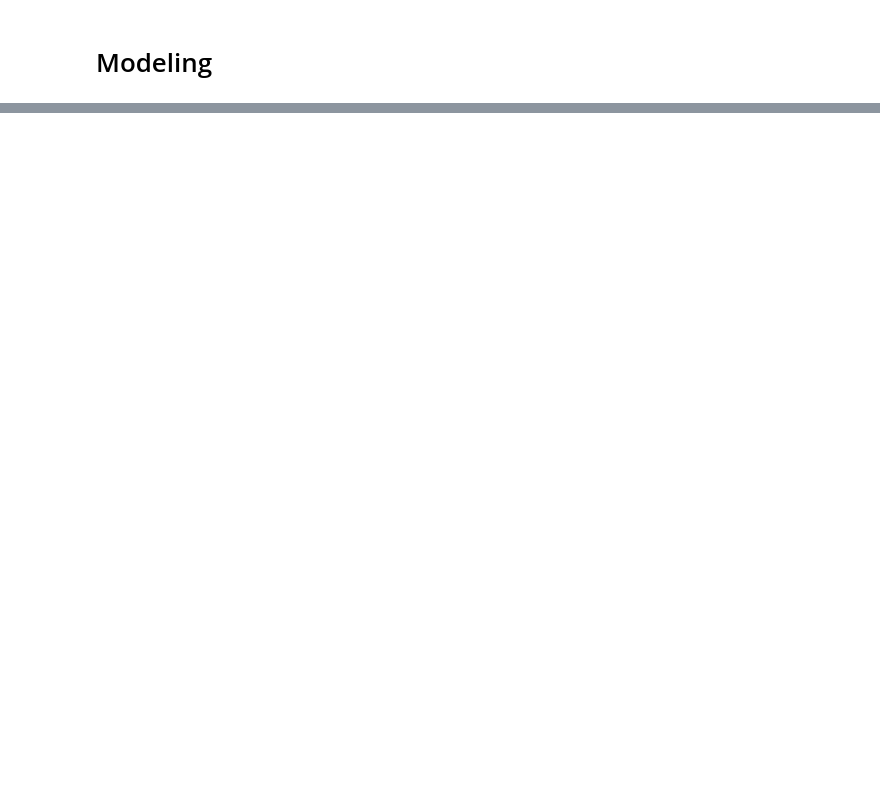
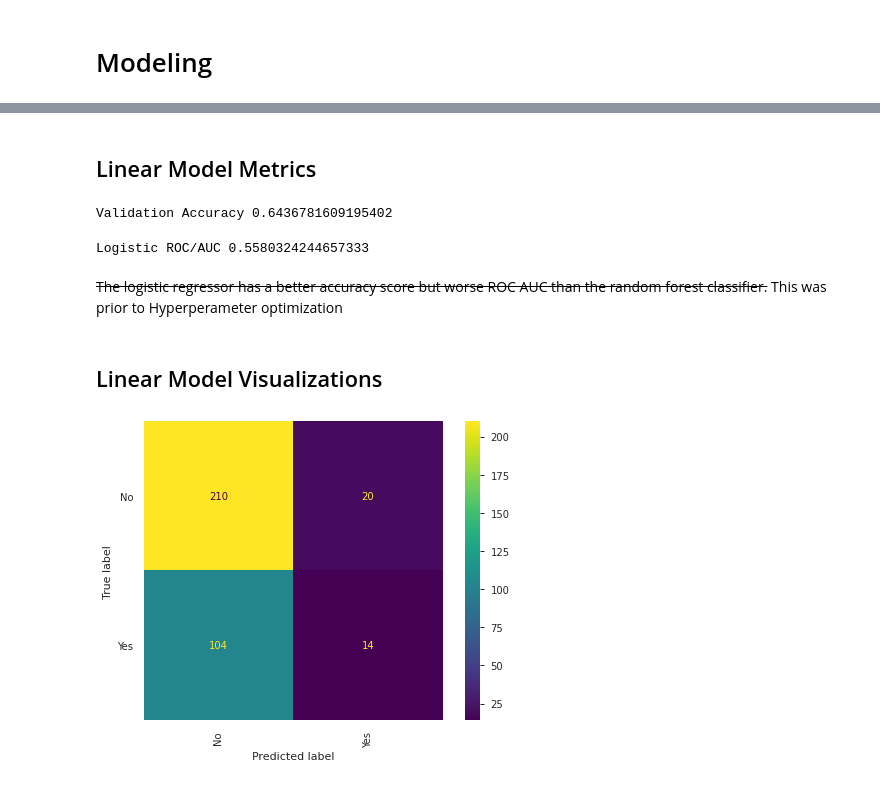
Before and after one commit to tyleretheridge/Greek-Life-Modeling-Project, a Jupyter notebook: Greek_Life_Modeling.ipynb, the cells around one changed output, grey strips where cells are left out. Saved outputs shown, nothing was run; the diff lists cells and outputs as text; code cells hidden in the pictures; blank space fills up the shorter version.

```diff
--- a/Greek_Life_Modeling.ipynb
+++ b/Greek_Life_Modeling.ipynb
@@ -103,7 +135,7 @@ Name: Greek, dtype: int64
 # %%
 # Consolidate Sorority/Fraternity and map to binary classification
-df['Greek'] = df['Greek'].map({'None':'No', 'Sorority':'Yes', 'Fraternity':'Yes'})
-df['Greek'].value_counts()
+df['greek'] = df['greek'].map({'None':'No', 'Sorority':'Yes', 'Fraternity':'Yes'})
+df['greek'].value_counts()
 # %% [output]
 No     1151
 Yes     588
@@ -155,0 +172,4 @@ Name: sports_consolidated, dtype: int64
+# %%
+# Fix 'restling' misspelling
+df['sports_consolidated'] = df['sports_consolidated'].str.replace('restling', 'Wrestling')
+df['sports_consolidated'].value_counts()
@@ -193,0 +399,14 @@ target = 'Greek'
+# %%
+# Permutation importances
+import eli5
+from eli5.sklearn import PermutationImportance
+
+# Instantiate
+permuter = PermutationImportance(
+    model,
+    scoring='accuracy',
+    n_iter=5,
+    random_state=20
+)
+
+permuter.fit(X_val_transformed, y_val)
@@ -193,0 +457,8 @@ target = 'Greek'
+# %%
+log_pipeline = make_pipeline(
+    ce.OneHotEncoder(use_cat_names=True),
+    SimpleImputer(),
+    LogisticRegression()
+)
+
+log_pipeline.fit(X_train, y_train)
@@ -193,0 +483,32 @@ target = 'Greek'
+# %% [markdown]
+## Linear Model Metrics
+# %%
+# Validation accuracy score
+print('Validation Accuracy', log_pipeline.score(X_val, y_val))
+# %% [output]
+Validation Accuracy 0.6436781609195402
+# %%
+# Validation ROC/AUC
+y_pred_proba_log = log_pipeline.predict_proba(X_val)[:,-1]
+val_roc_log = roc_auc_score(y_val, y_pred_proba_log)
+print('Logistic ROC/AUC', val_roc_log)
+# %% [output]
+Logistic ROC/AUC 0.5580324244657333
+# %% [markdown]
+~~The logistic regressor has a better accuracy score but worse ROC AUC than the random forest classifier.~~
+This was prior to Hyperperameter optimization
+# %% [markdown]
+## Linear Model Visualizations
+# %%
+# Plot Confusion Matrix
+
+plot_confusion_matrix(
+    log_pipeline,
+    X_val,
+    y_val,
+    values_format='.0f',
+    xticks_rotation='vertical'
+)
+plt.show()
+# %% [output]
+[figure, added]
```
Also changed, not shown: parts of 37 cells of this notebook.
